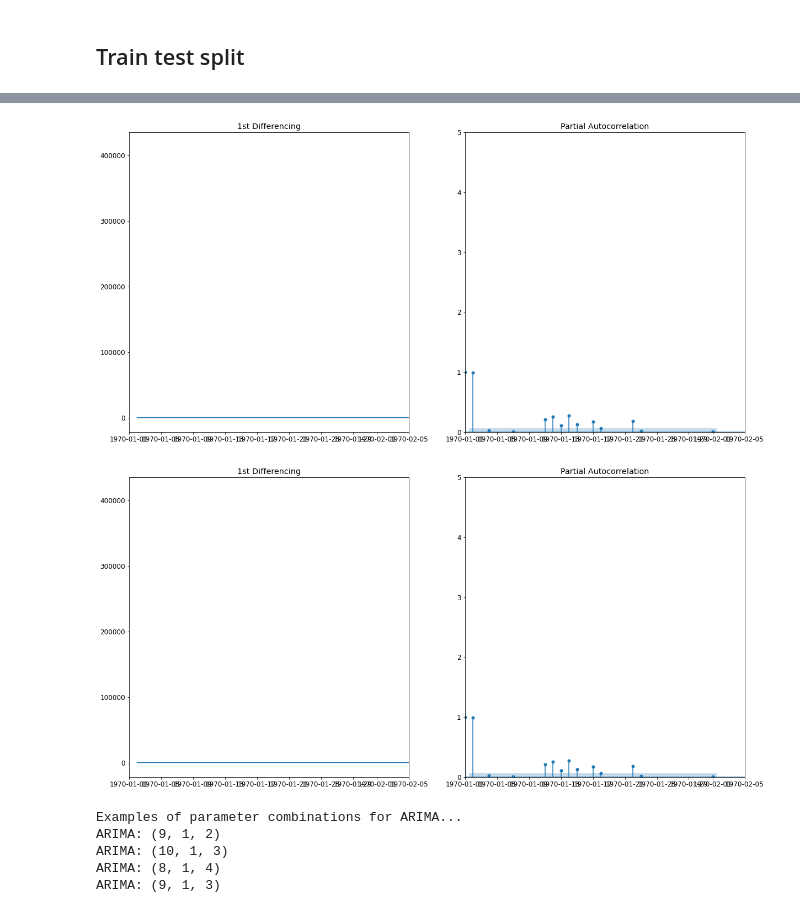
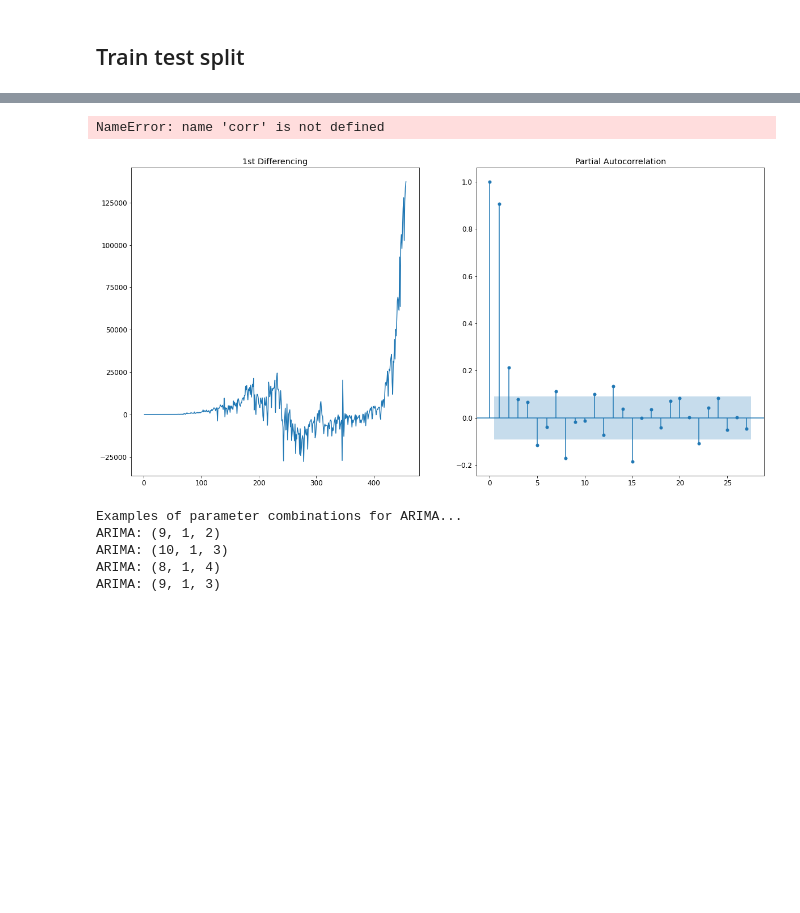
Before and after one commit to bharathvariar/Time-Forecasting-with-ARIMA-and-Neural-Networks, a Jupyter notebook: Deep Learning Project.ipynb, the cells around one changed output, grey strips where cells are left out. Saved outputs shown, nothing was run; the diff lists cells and outputs as text; code cells hidden in the pictures; blank space fills up the shorter version.

```diff
--- a/Deep Learning Project.ipynb
+++ b/Deep Learning Project.ipynb
@@ -52,5 +52,4 @@ active_test = active_df['2021-04-23':'2021-04-08']
 confirmed_train = confirmed_df['2020-01-22':'2021-04-22']
 confirmed_test = confirmed_df['2021-04-23':'2021-04-08']
 # %%
-arr = confirmed_df['India'].to_numpy()
-arr
+arr = active_train['India'].to_numpy()
@@ -92,14 +85,14 @@ plt.show()
 # %%
-fig, axes = plt.subplots(1, 2, sharex=True)
-axes[0].plot(df.diff())
-axes[0].set_title('1st Differencing')
-axes[1].set(ylim=(0,5))
-axes[0].set_xlim([date(1970, 1, 1), date(1970, 2, 5)])
-axes[1].set_xlim([date(1970, 1, 1), date(1970, 2, 5)])
-plot_pacf(df.diff().dropna(), ax=axes[1])
+fig1, (ax1, ax2) = plt.subplots(1, 2)
+ax1.plot(df.diff())
+ax1.set_title('1st Differencing')
+#ax2.set(ylim=(-1,1))
+#ax1.set_xlim([date(1970, 1, 1), date(1973, 2, 5)])
+#ax2.set_xlim([date(1970, 1, 1), date(1971, 7, 5)])
+plot_pacf(df.diff().dropna(), ax=ax2, lag=)
 # %% [output]
+NameError: name 'corr' is not defined
-[figure, old version]
+[figure, new version]
-[figure, removed]
 # %%
 # Define the p, d, q parameters
 p = range(4, 12)
```
Also changed, not shown: parts of 6 cells of this notebook.
